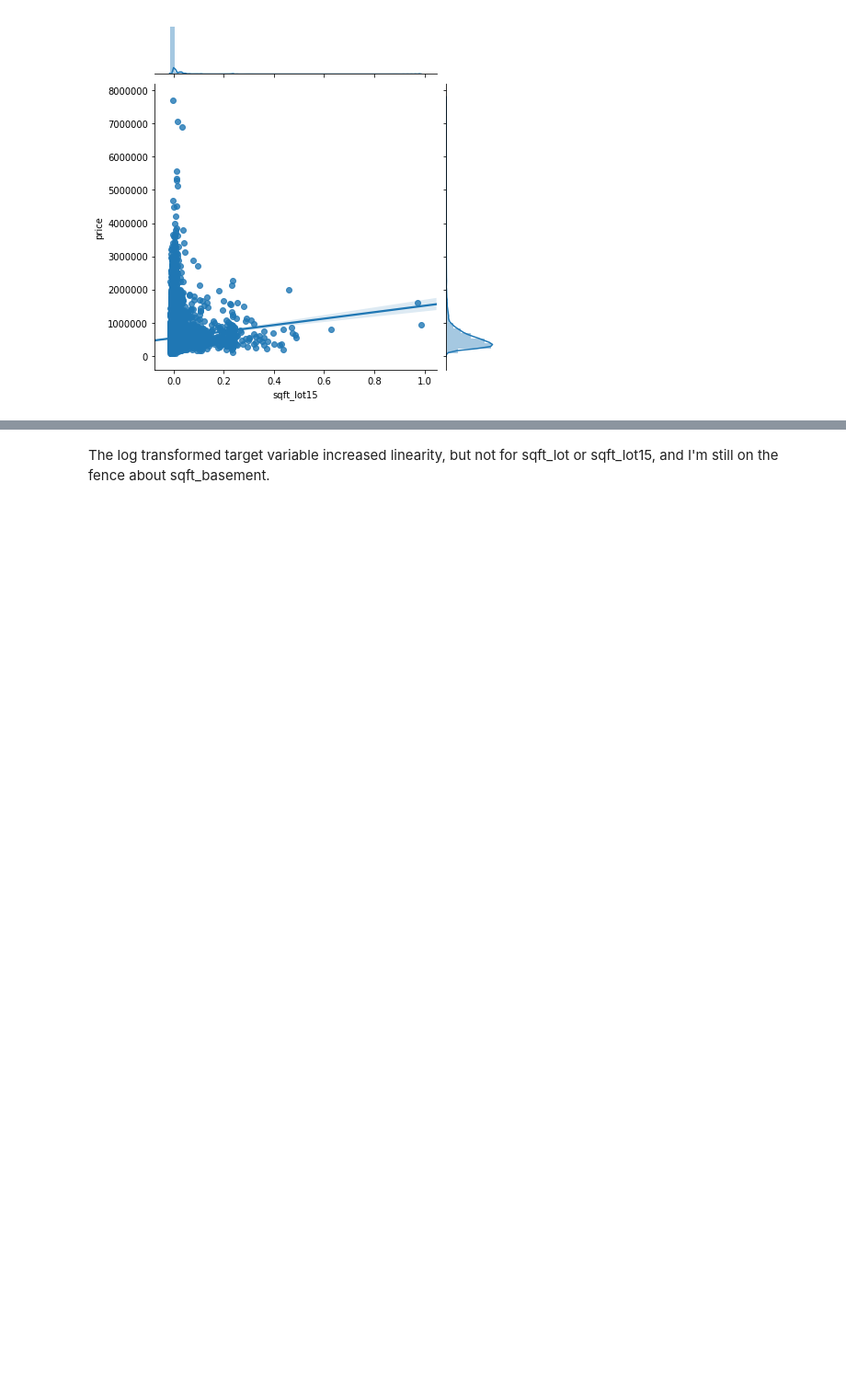
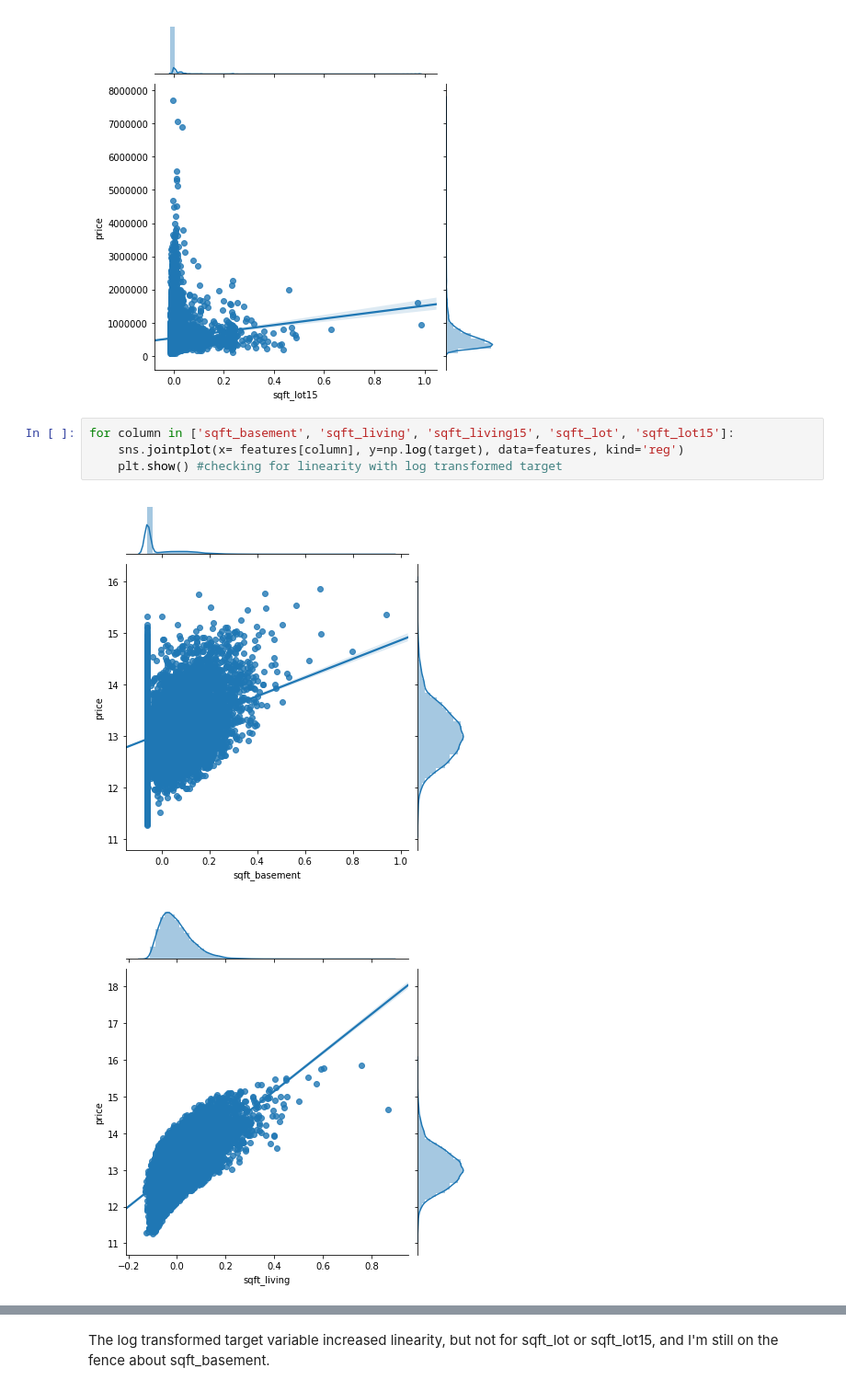
Before and after one commit to akelly66/Flatiron-School, a Jupyter notebook: Mod01/FinalProject-Mod01/dsc-1-final-project-online-ds-pt-041519/student.ipynb, the cells around one changed output, grey strips where cells are left out. Shown at 92% size. Drawn from its saved outputs; the diff is of its cells as text; blank space fills up the shorter version.

```diff
--- a/Mod01/FinalProject-Mod01/dsc-1-final-project-online-ds-pt-041519/student.ipynb
+++ b/Mod01/FinalProject-Mod01/dsc-1-final-project-online-ds-pt-041519/student.ipynb
@@ -338,3 +338,10 @@ for column in ['sqft_basement', 'sqft_living', 'sqft_living15', 'sqft_lot', 'sqf
 [figure]
 [figure]
 [figure]
+# %%
+for column in ['sqft_basement', 'sqft_living', 'sqft_living15', 'sqft_lot', 'sqft_lot15']:
+    sns.jointplot(x= features[column], y=np.log(target), data=features, kind='reg')
+    plt.show() #checking for linearity with log transformed target
+# %% [output]
+[figure, added]
+[figure, added]
```
Also changed, not shown: parts of 24 cells of this notebook.
